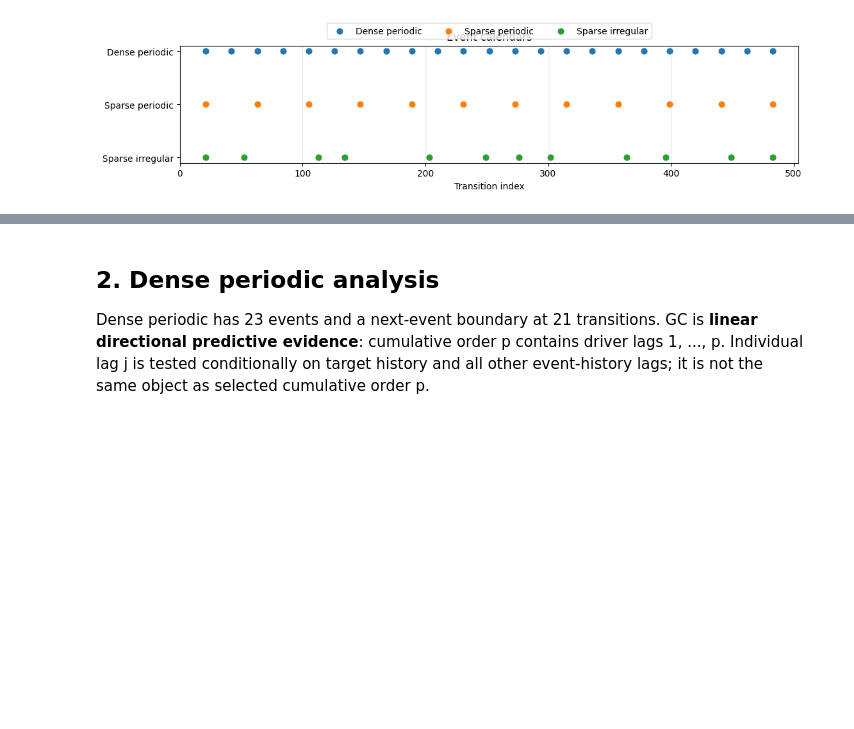
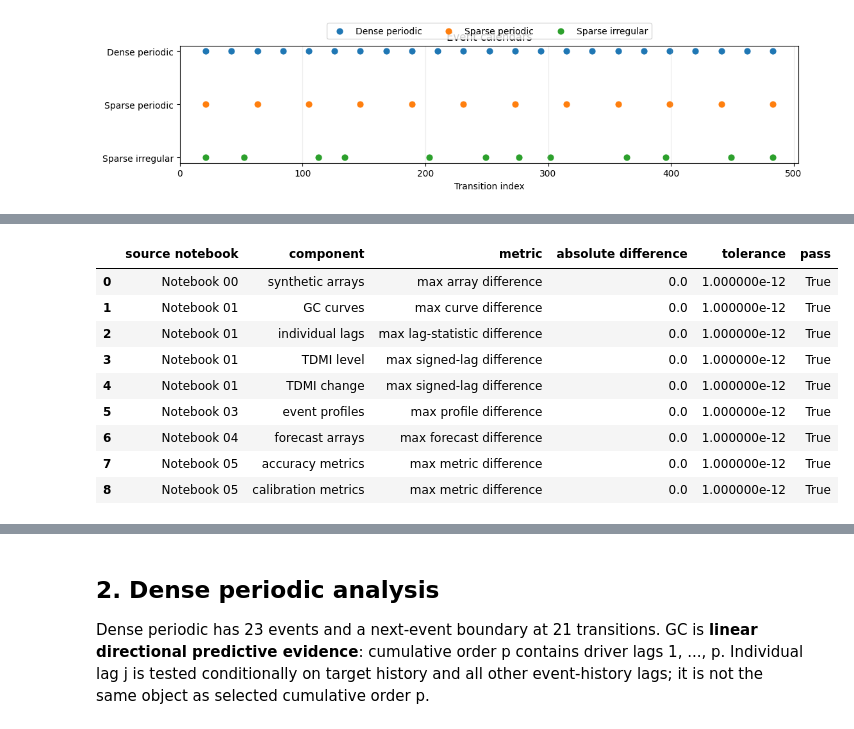
Before and after one commit to JivN24/HSBC-AN-RN, a Jupyter notebook: CODEWORK/Linus' Task Re-Do/10_event_frequency_and_schedule_robustness.ipynb, the cells around one changed output, grey strips where cells are left out. Cells and saved outputs as stored; diff of their text form; code cells hidden in the pictures; blank space fills up the shorter version.

```diff
--- a/CODEWORK/Linus' Task Re-Do/10_event_frequency_and_schedule_robustness.ipynb
+++ b/CODEWORK/Linus' Task Re-Do/10_event_frequency_and_schedule_robustness.ipynb
@@ -71,0 +54,93 @@ ax.grid(axis='x',alpha=.25); ax.legend(ncol=3,loc='lower center',bbox_to_anchor=
+# %%
+from IPython.utils.capture import capture_output
+# Load established executed methodologies silently, then reproduce each calculation on the frozen canonical path.
+with capture_output(): get_ipython().run_line_magic('run','"./00_model_specification_and_core_simulator.ipynb"')
+source00=reference_result
+with capture_output(): get_ipython().run_line_magic('run','"./01_dense_periodic_n1_gc_tdmi.ipynb"')
+source_gc=gc_scan.copy(); source_ind=individual_lag_table.copy(); source_select=gc_order_selection_table.copy(); source_strongest=strongest_individual_lag_table.copy(); source_level_tdmi=level_tdmi.copy(); source_change_tdmi=change_tdmi.copy(); source_tdmi_best=tdmi_best_lag_table.copy(); source_specs=list(gc_specs); source_map={k:(np.asarray(v[0]).copy(),np.asarray(v[1]).copy()) for k,v in series_map.items()}; source_constants=(DIRECT_END,INTER_EVENT_END,NEXT_EVENT_BOUNDARY,TDMI_MAX_LAG,GC_MAX_ORDER)
+with capture_output(): get_ipython().run_line_magic('run','"./03_dense_periodic_n1_event_weight_estimation.ipynb"')
+source03=(float(A_hat),float(lambda_hat),age_profile.copy(),active_train_proxy.copy(),profile_error_table.copy(),parameter_comparison.copy())
+with capture_output(): get_ipython().run_line_magic('run','"./04_dense_periodic_n1_volatility_forecasting.ipynb"')
+source04=(test_forecast_table.copy(),test_data.copy(),frozen_ols_coefficients.copy(),float(frozen_A_hat),float(frozen_lambda_hat),frozen_nonparametric_profile.copy())
+with capture_output(): get_ipython().run_line_magic('run','"./05_dense_periodic_n1_forecast_evaluation.ipynb"')
+source05=(accuracy_table.copy(),relative_gain_table.copy(),interval_table.copy(),calibration_table.copy(),int(hac_lag))
+# Notebook 00 path: regenerate the canonical simulator arrays from frozen inputs.
+canonical_events=periodic_event_times(time_grid[0],time_grid[-2],reference_config['events'])
+reproduced00=simulate_event_volatility(time_grid=time_grid,S0=reference_config['simulation']['S0'],sigma0=reference_config['simulation']['sigma0'],n=reference_config['model']['n'],alpha_fn=alpha_fn,nu_fn=nu_fn,rho_fn=rho_fn,event_weight_fn=event_weight_fn,model_params=reference_config['model'],event_times=canonical_events,event_params=reference_config['events'],seed=BENCHMARK_SEED)
+def mdiff(a,b):
+ a,b=np.asarray(a,float),np.asarray(b,float); assert a.shape==b.shape and np.array_equal(np.isnan(a),np.isnan(b)); return float(np.nanmax(np.abs(a-b))) if np.isfinite(a).any() else 0.0
+def fcols(a,b,cols): return max(mdiff(a[c],b[c]) for c in cols)
+array_diff=max(mdiff(reproduced00['states'][c],source00['states'][c]) for c in ['S','sigma','x'])
+array_diff=max(array_diff,mdiff(reproduced00['transitions']['omega_next'],source00['transitions']['omega_next']))
+assert np.array_equal(reproduced00['transitions']['event'],source00['transitions']['event']) and array_diff<=1e-12
+# Notebook 01 exact settings: source functions retain p=20 conditioning and reverse-boundary rules.
+DIRECT_END,INTER_EVENT_END,NEXT_EVENT_BOUNDARY,TDMI_MAX_LAG,GC_MAX_ORDER=source_constants
+re_gc=pd.concat([run_gc_order_scan(y,z,n,d) for n,d,y,z in source_specs],ignore_index=True)
+re_ind=pd.concat([run_individual_lag_tests(y,z,n,d) for n,d,y,z in source_specs],ignore_index=True)
+re_level=compute_tdmi_curve(source_map['Powered-state level'][1],source_map['Powered-state level'][0]); re_change=compute_tdmi_curve(source_map['Powered-state change'][1],source_map['Powered-state change'][0])
+re_best=pd.concat([summarise_tdmi_windows(re_level,'Powered-state level'),summarise_tdmi_windows(re_change,'Powered-state change')],ignore_index=True)
+gc_diff=fcols(source_gc,re_gc,['F_statistic','p_value','partial_R_squared','unrestricted_AIC','unrestricted_BIC']); ind_diff=fcols(source_ind,re_ind,['coefficient','partial_F_statistic','raw_p_value','Holm_adjusted_p_value']); tdmi_level_diff=mdiff(source_level_tdmi.mutual_information,re_level.mutual_information); tdmi_change_diff=mdiff(source_change_tdmi.mutual_information,re_change.mutual_information)
+assert max(gc_diff,ind_diff,tdmi_level_diff,tdmi_change_diff)<=1e-12
+assert source_tdmi_best[['target','window','best lag']].equals(re_best[['target','window','best lag']])
+
+# Exact Notebook 01 order-selection and strongest-lag parity (not the later p=13 robustness specification).
+re_select_rows=[]; re_strong_rows=[]
+for target_name,direction,_,_ in source_specs:
+    scan=re_gc.loc[re_gc.direction.eq(direction)]
+    re_select_rows += [select_gc_orders(scan,DIRECT_END,'direct response p=1..13'),select_gc_orders(scan,INTER_EVENT_END,'strict inter-event p=1..20')]
+    lags=re_ind.loc[re_ind.direction.eq(direction)]
+    direct=lags.loc[lags.lag.between(1,DIRECT_END)].nlargest(1,'partial_F_statistic').iloc[0]
+    inter_end=GC_MAX_ORDER-1 if direction in REVERSE_GC_DIRECTIONS else GC_MAX_ORDER
+    inter=lags.loc[lags.lag.between(1,inter_end)].nlargest(1,'partial_F_statistic').iloc[0]
+    for label,row in [('direct response lag=1..13',direct),(f'valid inter-event lag=1..{inter_end}',inter)]:
+        re_strong_rows.append({'target':target_name,'direction':direction,'lag window':label,'strongest lag':int(row.lag),'coefficient':float(row.coefficient),'partial F-statistic':float(row.partial_F_statistic),'raw p-value':float(row.raw_p_value),'Holm-adjusted p-value':float(row.Holm_adjusted_p_value)})
+re_select=pd.DataFrame(re_select_rows); re_strong=pd.DataFrame(re_strong_rows)
+assert source_select[['AIC-selected order','BIC-selected order','max-partial-R2 order']].equals(re_select[['AIC-selected order','BIC-selected order','max-partial-R2 order']])
+assert source_strongest[['target','direction','lag window','strongest lag']].equals(re_strong[['target','direction','lag window','strongest lag']])
+assert fcols(source_strongest,re_strong,['coefficient','partial F-statistic','raw p-value','Holm-adjusted p-value'])<=1e-12
+# Event-age mapping is source-time event age 0..12; the held-out indices and age labels must agree exactly.
+re_test_ages=[]
+source_event=np.asarray(source00['transitions']['event'],int)
+for i in source04[0]['i'].to_numpy(int):
+    prior=np.flatnonzero(source_event[:i+1])
+    age=i-prior[-1] if prior.size else -1
+    re_test_ages.append(age if 0<=age<=12 else -1)
+assert np.array_equal(source04[0]['event_age_i'].to_numpy(int),np.asarray(re_test_ages,int))
+
+# Notebook 03 exact observable profile construction.
+a03,l03,age03,train03,error03,param03=source03
+re_param=1+a03*np.exp(-l03*np.arange(13)/252); re_non=train03.groupby('event_age_i')['m_raw_nonparametric'].mean().reindex(range(13)).to_numpy()**2
+profile_diff=max(mdiff(1+a03*np.exp(-l03*np.arange(13)/252),re_param),mdiff(age03.omega_hat_nonparametric,re_non)); assert profile_diff<=1e-12
+# Notebook 04 exact frozen forecast arrays, reconstructed using only fitted training quantities and test-time inputs.
+f04,t04,params04,a04,l04,np04=source04
+re_forecast=f04[['i','target_i','sigma_i','epsilon_proxy_i','event_active_i','event_age_i','event_age_years_i']].copy(); X=sm.add_constant(re_forecast[['sigma_i','epsilon_proxy_i']],has_constant='add'); re_forecast['sigma_forecast_unaware']=np.asarray(X@params04,float); active=re_forecast.event_active_i.eq(1); re_forecast['sigma_forecast_parametric']=re_forecast.sigma_forecast_unaware; re_forecast.loc[active,'sigma_forecast_parametric']*=np.sqrt(1+a04*np.exp(-l04*re_forecast.loc[active,'event_age_years_i'])); re_forecast['sigma_forecast_nonparametric']=re_forecast.sigma_forecast_unaware; re_forecast.loc[active,'sigma_forecast_nonparametric']*=re_forecast.loc[active,'event_age_i'].map(np04)
+fcols04=['sigma_forecast_unaware','sigma_forecast_parametric','sigma_forecast_nonparametric']; forecast_diff=fcols(f04,re_forecast,fcols04); assert forecast_diff<=1e-12 and 'sigma_next' not in re_forecast
+# Notebook 05 exact performance and HAC calibration from reproduced forecasts.
+a05,g05,i05,c05,h05=source05; ev=re_forecast.merge(t04[['i','target_i','sigma_next']],on=['i','target_i'],validate='one_to_one'); labels={'sigma_forecast_unaware':'Event-unaware','sigma_forecast_parametric':'Parametric event-aware','sigma_forecast_nonparametric':'Non-parametric event-aware'}; rows=[]
+for subset,mask in [('All test',pd.Series(True,index=ev.index)),('Active',ev.event_active_i.eq(1)),('Event-free',ev.event_active_i.eq(0))]:
+ for col,label in labels.items():
+  err=ev.loc[mask,'sigma_next']-ev.loc[mask,col]; rows.append({'subset':subset,'model':label,'MAE':err.abs().mean(),'RMSE':np.sqrt(np.mean(err**2)),'bias':err.mean()})
+re_accuracy=pd.DataFrame(rows); gain=[]
+for subset in ['All test','Active']:
+ base=re_accuracy.query("subset==@subset and model=='Event-unaware'").iloc[0]
+ for label in ['Parametric event-aware','Non-parametric event-aware']:
+  q=re_accuracy.query('subset==@subset and model==@label').iloc[0]; gain.append({'subset':subset,'model':label,'MAE_gain_percent':100*(1-q.MAE/base.MAE),'RMSE_gain_percent':100*(1-q.RMSE/base.RMSE)})
+re_gain=pd.DataFrame(gain); perf_diff=max(fcols(a05,re_accuracy,['MAE','RMSE','bias']),fcols(g05,re_gain,['MAE_gain_percent','RMSE_gain_percent']))
+cal=[]
+for subset,mask in [('All test',pd.Series(True,index=ev.index)),('Active',ev.event_active_i.eq(1))]:
+ for col,label in labels.items():
+  fit=sm.OLS(ev.loc[mask,'sigma_next'],sm.add_constant(ev.loc[mask,col],has_constant='add')).fit(cov_type='HAC',cov_kwds={'maxlags':h05}); w=fit.wald_test((np.eye(2),np.array([0.,1.])),scalar=True); cal.append({'subset':subset,'model':label,'intercept':fit.params['const'],'intercept_se':fit.bse['const'],'slope':fit.params[col],'slope_se':fit.bse[col],'joint_wald_statistic':float(w.statistic),'joint_p_value':float(w.pvalue)})
+re_cal=pd.DataFrame(cal); cal_diff=fcols(c05,re_cal,['intercept','intercept_se','slope','slope_se','joint_wald_statistic','joint_p_value']); assert perf_diff<=1e-12 and cal_diff<=1e-12
+parity=[('Notebook 00','synthetic arrays','max array difference',array_diff),('Notebook 01','GC curves','max curve difference',gc_diff),('Notebook 01','individual lags','max lag-statistic difference',ind_diff),('Notebook 01','TDMI level','max signed-lag difference',tdmi_level_diff),('Notebook 01','TDMI change','max signed-lag difference',tdmi_change_diff),('Notebook 03','event profiles','max profile difference',profile_diff),('Notebook 04','forecast arrays','max forecast difference',forecast_diff),('Notebook 05','accuracy metrics','max metric difference',perf_diff),('Notebook 05','calibration metrics','max metric difference',cal_diff)]
+benchmark_parity_table=pd.DataFrame(parity,columns=['source notebook','component','metric','absolute difference']); benchmark_parity_table['tolerance']=1e-12; benchmark_parity_table['pass']=benchmark_parity_table['absolute difference'].le(benchmark_parity_table.tolerance); assert benchmark_parity_table['pass'].all(); MAX_BENCHMARK_PARITY_DIFFERENCE=float(benchmark_parity_table['absolute difference'].max()); display(benchmark_parity_table); print('Dense benchmark reproduction passed.')
+# %% [output]
+|  | source notebook | component | metric | absolute difference | tolerance | pass |
+| 0 | Notebook 00 | synthetic arrays | max array difference | 0.0 | 1.000000e-12 | True |
+| 1 | Notebook 01 | GC curves | max curve difference | 0.0 | 1.000000e-12 | True |
+| 2 | Notebook 01 | individual lags | max lag-statistic difference | 0.0 | 1.000000e-12 | True |
+| 3 | Notebook 01 | TDMI level | max signed-lag difference | 0.0 | 1.000000e-12 | True |
+| 4 | Notebook 01 | TDMI change | max signed-lag difference | 0.0 | 1.000000e-12 | True |
+| 5 | Notebook 03 | event profiles | max profile difference | 0.0 | 1.000000e-12 | True |
+| 6 | Notebook 04 | forecast arrays | max forecast difference | 0.0 | 1.000000e-12 | True |
+| 7 | Notebook 05 | accuracy metrics | max metric difference | 0.0 | 1.000000e-12 | True |
+| 8 | Notebook 05 | calibration metrics | max metric difference | 0.0 | 1.000000e-12 | True |
```
Also changed, not shown: parts of 46 cells of this notebook, 1 other file.
